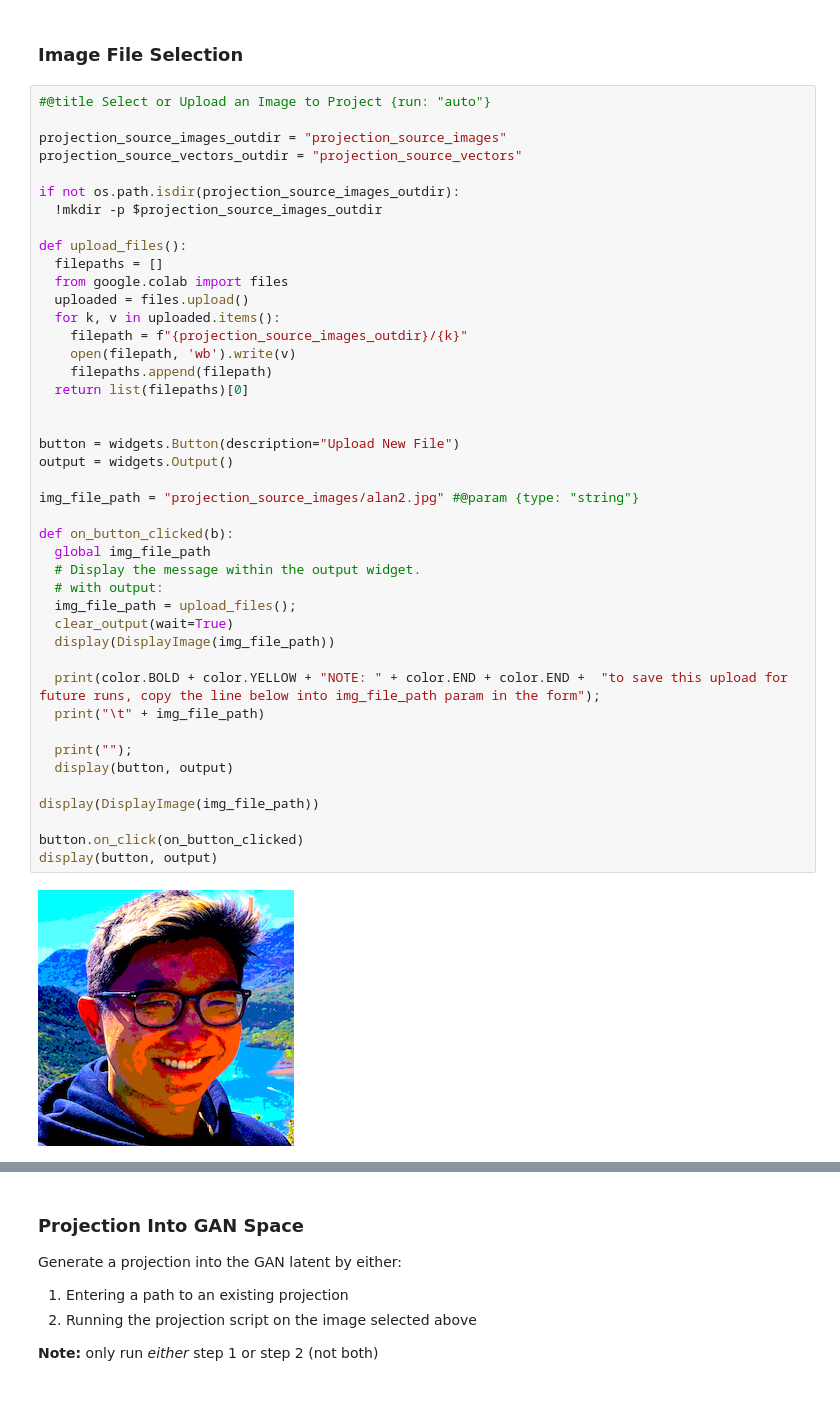
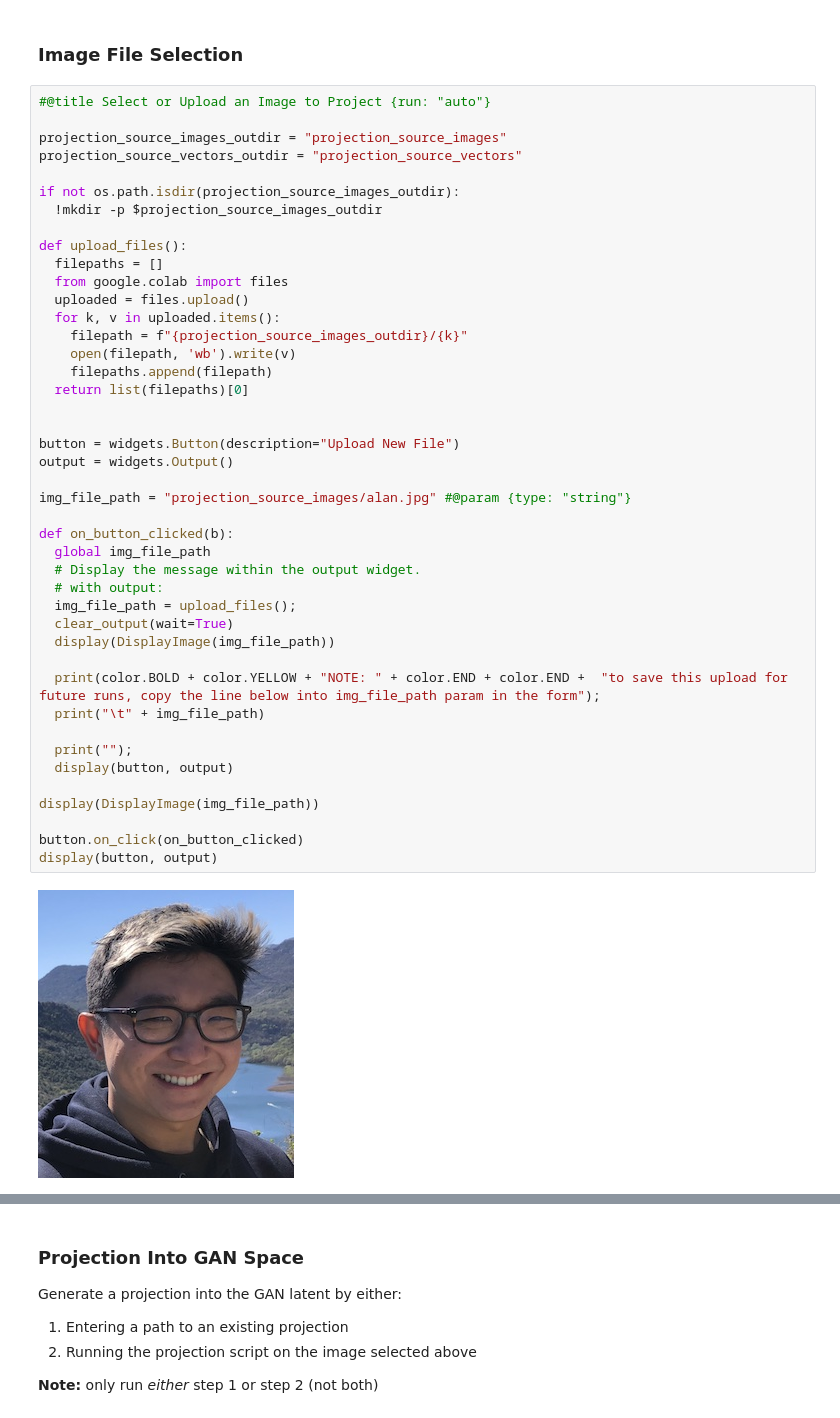
Before and after one commit to adamdavidcole/stylegan3-fun-blend, a Jupyter notebook: blend.ipynb, the cells around one changed output, grey strips where cells are left out. Drawn from its saved outputs; the diff is of its cells as text.

```diff
--- a/blend.ipynb
+++ b/blend.ipynb
@@ -502,34 +450,34 @@ def upload_files():
   for k, v in uploaded.items():
     filepath = f"{projection_source_images_outdir}/{k}"
     open(filepath, 'wb').write(v)
     filepaths.append(filepath)
   return list(filepaths)[0]
 
 
 button = widgets.Button(description="Upload New File")
 output = widgets.Output()
 
-img_file_path = "projection_source_images/alan2.jpg" #@param {type: "string"}
+img_file_path = "projection_source_images/alan.jpg" #@param {type: "string"}
 
 def on_button_clicked(b):
   global img_file_path
   # Display the message within the output widget.
   # with output:
   img_file_path = upload_files();
   clear_output(wait=True)
   display(DisplayImage(img_file_path))
 
   print(color.BOLD + color.YELLOW + "NOTE: " + color.END + color.END +  "to save this upload for future runs, copy the line below into img_file_path param in the form");
   print("\t" + img_file_path)
 
   print("");
   display(button, output)
 
 display(DisplayImage(img_file_path))
 
 button.on_click(on_button_clicked)
 display(button, output)
 # %% [output]
-[figure, old version]
+[figure, new version]
 [interactive output not drawn]
 [interactive output not drawn]
```
Also changed, not shown: parts of 13 cells of this notebook.
